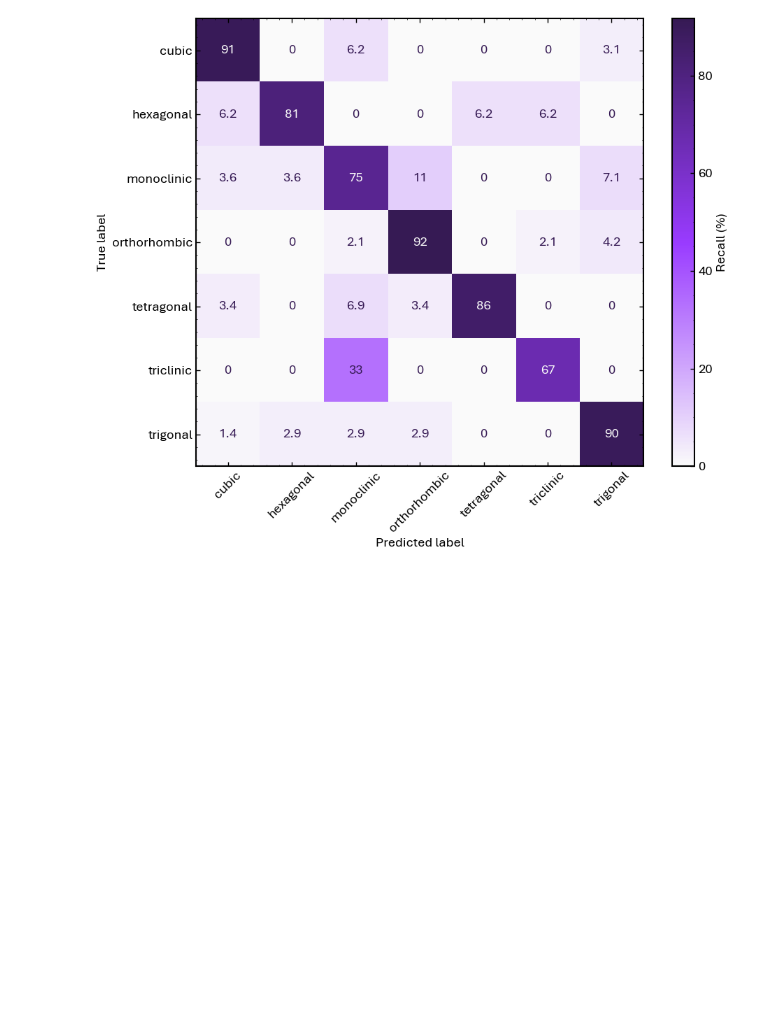
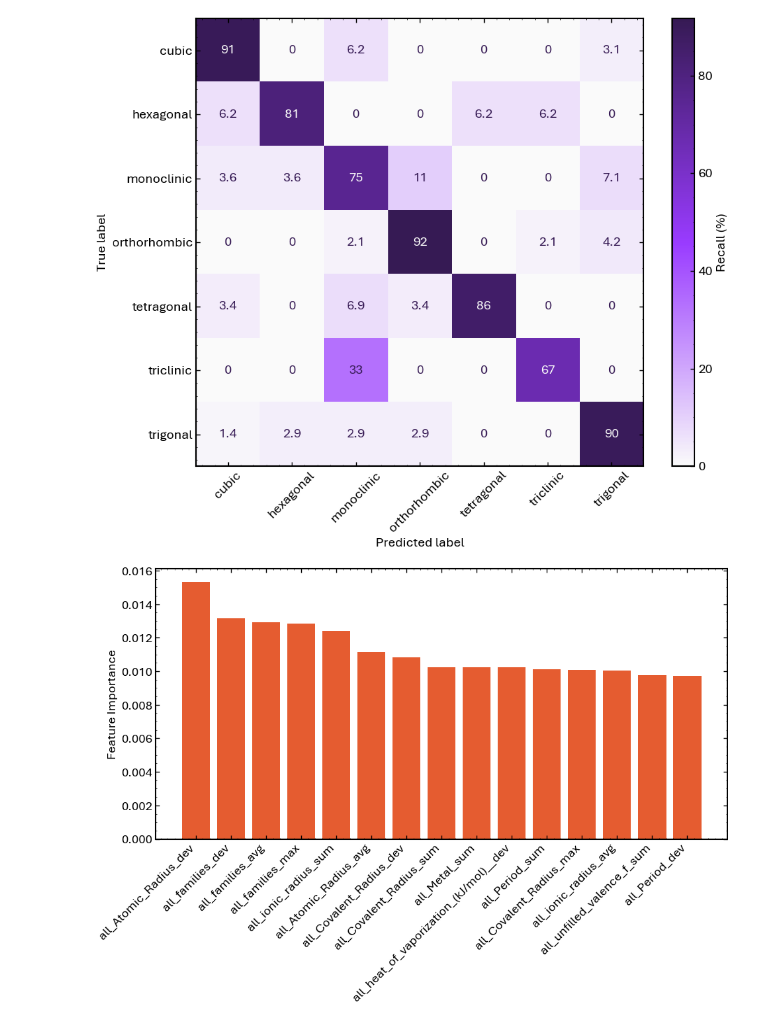
Before and after one commit to RedHorizonss/apprOXimate, a Jupyter notebook: notebooks/exp3a_approx_runML.ipynb, the cells around one changed output. Cells and saved outputs as stored; diff of their text form; code cells hidden in the pictures; blank space fills up the shorter version.

```diff
--- a/notebooks/exp3a_approx_runML.ipynb
+++ b/notebooks/exp3a_approx_runML.ipynb
@@ -370,3 +419,26 @@ plt.tight_layout()
 plt.show()
 # %% [output]
 [figure]
+# %%
+import matplotlib.pyplot as plt
+
+def plot_feature_importances(model, feature_names, top_n=None):
+    if not hasattr(model, "feature_importances_"):
+        raise ValueError(f"Model type {type(model)} does not have feature_importances_.")
+
+    importances = model.feature_importances_
+    indices = np.argsort(importances)[::-1]
+
+    if top_n is not None:
+        indices = indices[:top_n]
+
+    plt.figure(figsize=(10, 7))
+    plt.bar(range(len(indices)), importances[indices], color = '#e55c30')
+    plt.xticks(range(len(indices)), np.array(feature_names)[indices], rotation=45, ha="right")
+    plt.ylabel("Feature Importance")
+    plt.tight_layout()
+    plt.show()
+
+plot_feature_importances(etc_model, feature_cols, top_n = 15)
+# %% [output]
+[figure, added]
```
Also changed, not shown: parts of 8 cells of this notebook, 2 other files.
